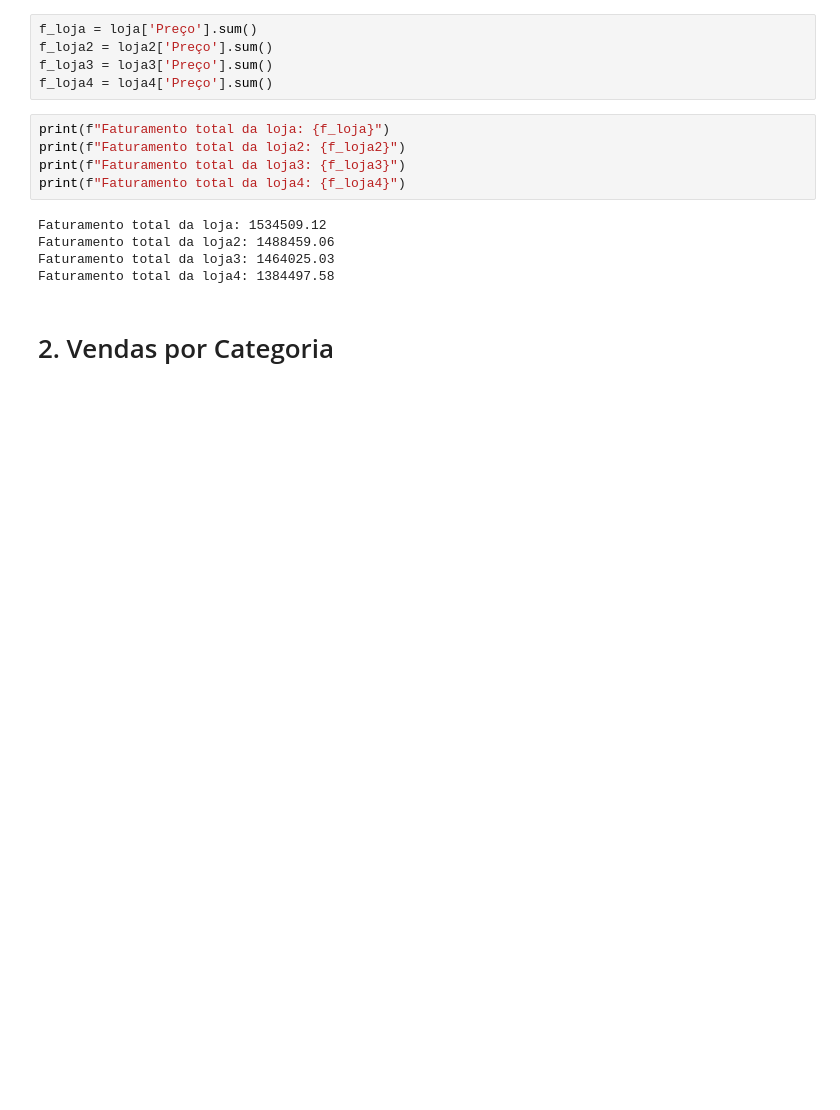
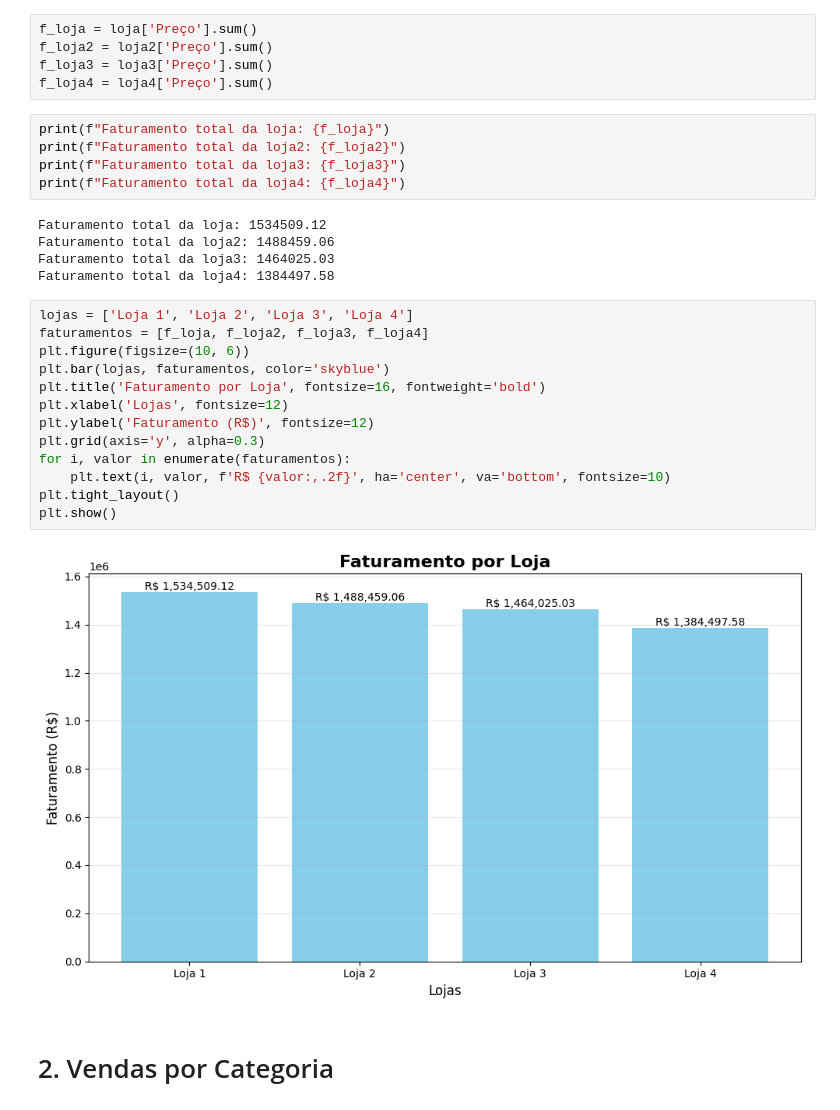
Before and after one commit to felipecmaciel/desafio-alura-store, a Jupyter notebook: AluraStoreBrasil.ipynb, the cells around one changed output. Drawn from its saved outputs; the diff is of its cells as text; blank space fills up the shorter version.

```diff
--- a/AluraStoreBrasil.ipynb
+++ b/AluraStoreBrasil.ipynb
@@ -38,6 +40,21 @@ Faturamento total da loja: 1534509.12
 Faturamento total da loja2: 1488459.06
 Faturamento total da loja3: 1464025.03
 Faturamento total da loja4: 1384497.58
+# %%
+lojas = ['Loja 1', 'Loja 2', 'Loja 3', 'Loja 4']
+faturamentos = [f_loja, f_loja2, f_loja3, f_loja4]
+plt.figure(figsize=(10, 6))
+plt.bar(lojas, faturamentos, color='skyblue')
+plt.title('Faturamento por Loja', fontsize=16, fontweight='bold')
+plt.xlabel('Lojas', fontsize=12)
+plt.ylabel('Faturamento (R$)', fontsize=12)
+plt.grid(axis='y', alpha=0.3)
+for i, valor in enumerate(faturamentos):
+    plt.text(i, valor, f'R$ {valor:,.2f}', ha='center', va='bottom', fontsize=10)
+plt.tight_layout()
+plt.show()
+# %% [output]
+[figure, added]
 # %% [markdown]
 # 2. Vendas por Categoria
 # %%
```
Also changed, not shown: parts of 8 cells of this notebook.
